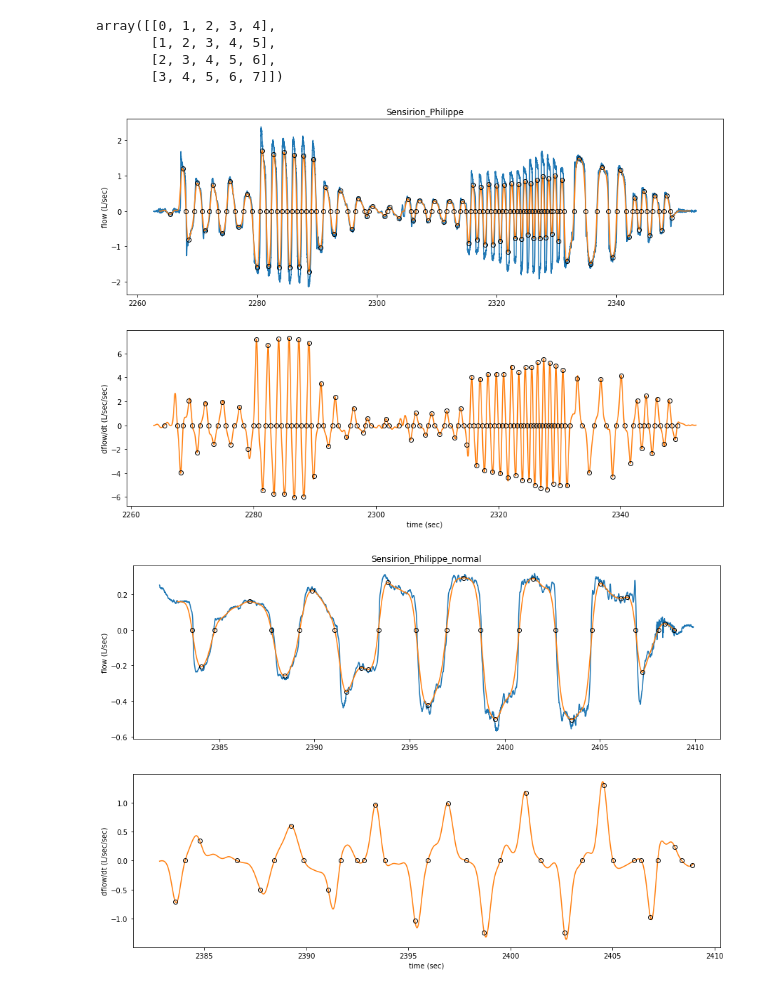
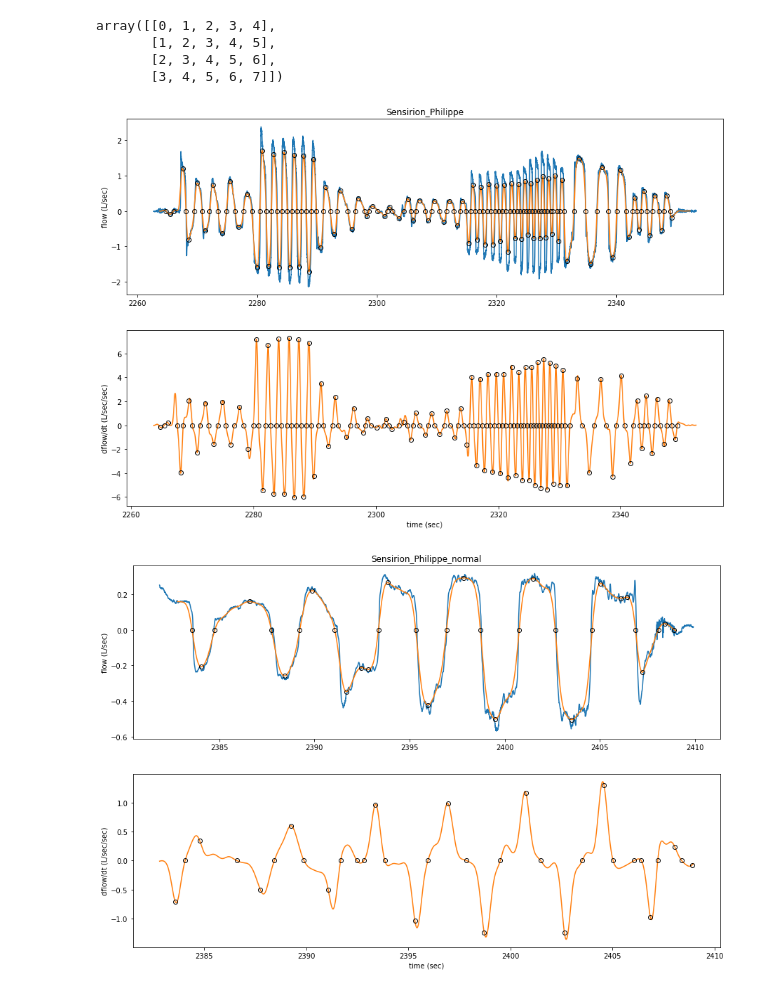
Before and after one commit to Princeton-Penn-Vents/princeton-penn-flowmeter, a Jupyter notebook: analysis/real-data.ipynb, the cells around one changed output. Drawn from its saved outputs; the diff is of its cells as text; code cells hidden in the pictures.

```diff
--- a/analysis/real-data.ipynb
+++ b/analysis/real-data.ipynb
@@ -179,22 +179,22 @@ def roots(times, values, other, other_threshold):
     return lefts, rights, 0.5*(times[rights] + times[lefts])
 # %%
 centers, intercept, slope = smooth_derivative(first.times, first.flows, 0.2)
-intercept_lefts, intercept_rights, intercept_roots = roots(centers, intercept, slope, 0.05)
-slope_lefts, slope_rights, slope_roots = roots(centers, slope, intercept, 0.05)
+intercept_lefts, intercept_rights, intercept_roots = roots(centers, intercept, slope, 0.02)
+slope_lefts, slope_rights, slope_roots = roots(centers, slope, intercept, 0.02)
 fig, (ax1, ax2) = plt.subplots(2, 1, figsize=(15, 10))
 ax1.plot(first.times, first.flows)
 ax1.plot(centers, intercept)
 ax1.plot(intercept_roots, np.zeros(len(intercept_roots)), "o", c="black", fillstyle="none")
 ax1.plot(slope_roots, 0.5*(intercept[slope_lefts] + intercept[slope_rights]), "o", c="black", fillstyle="none")
 ax1.set_ylabel("flow (L/sec)")
 ax1.set_title("Sensirion_Philippe")
 ax2.plot(centers, slope, c="#ff7f0e")
 ax2.plot(slope_roots, np.zeros(len(slope_roots)), "o", c="black", fillstyle="none")
 ax2.plot(intercept_roots, 0.5*(slope[intercept_lefts] + slope[intercept_rights]), "o", c="black", fillstyle="none")
 ax2.set_xlabel("time (sec)")
 ax2.set_ylabel("dflow/dt (L/sec/sec)")
 fig.savefig("Sensirion_Philippe-derivative.png")
 # %% [output]
-[figure, old version]
+[figure, new version]
 # %%
 centers, intercept, slope = smooth_derivative(normal.times, normal.flows, 0.2)
```
Also changed, not shown: parts of 7 cells of this notebook.
